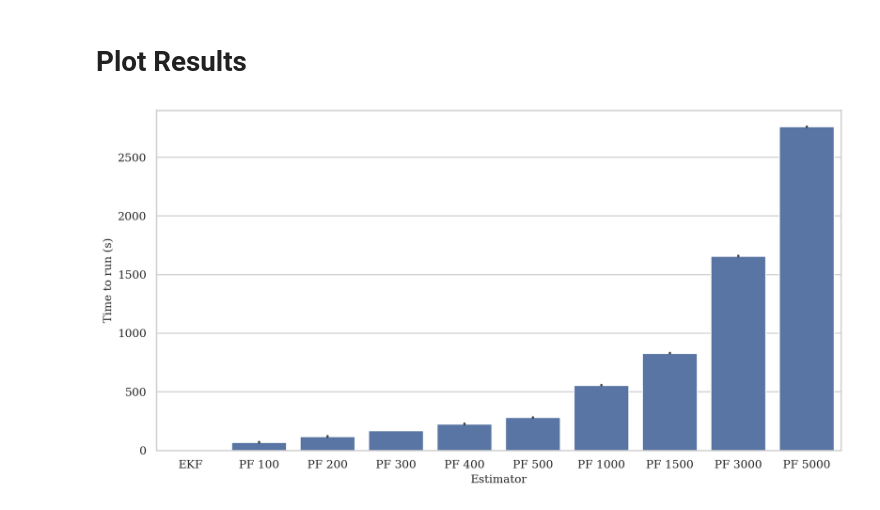
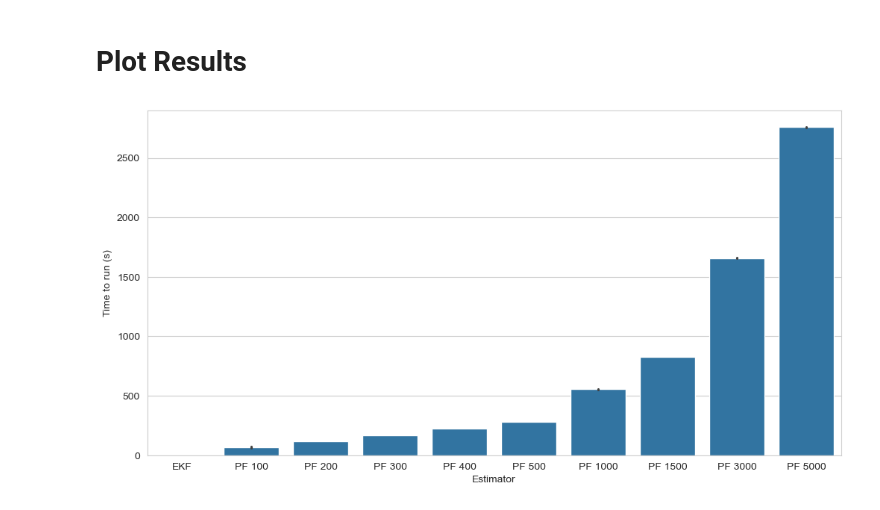
Before and after one commit to mlmulv/Thesis-Code, a Jupyter notebook: notebooks/02_Estimator_Comparison.ipynb, the cells around one changed output. Saved outputs shown, nothing was run; the diff lists cells and outputs as text; code cells hidden in the pictures.

```diff
--- a/notebooks/02_Estimator_Comparison.ipynb
+++ b/notebooks/02_Estimator_Comparison.ipynb
@@ -46,15 +46,17 @@ except Exception:
 # %% [markdown]
 # Plot Results
 # %%
+mean_time_train = np.mean(time_train, axis=1)
 filters = ["EKF"]
 num_particles = np.asarray([100, 200, 300, 400, 500, 1000, 1500, 3000, 5000])
 pfs = [f"PF {particles}" for particles in num_particles]
 filters.extend(pfs)
 df = pd.DataFrame(time_train.T, columns=filters).melt(var_name='Estimator', value_name='Time to run (s)')
 
 fig, ax = plt.subplots(figsize=(12,6))
+sns.set_style("whitegrid")
 sns.barplot(df, x="Estimator", y="Time to run (s)", ax=ax);
 # %% [output]
-[figure, old version]
+[figure, new version]
 # %%
 squared_error_est = error_est**2
```
Also changed, not shown: parts of 3 cells of this notebook.
